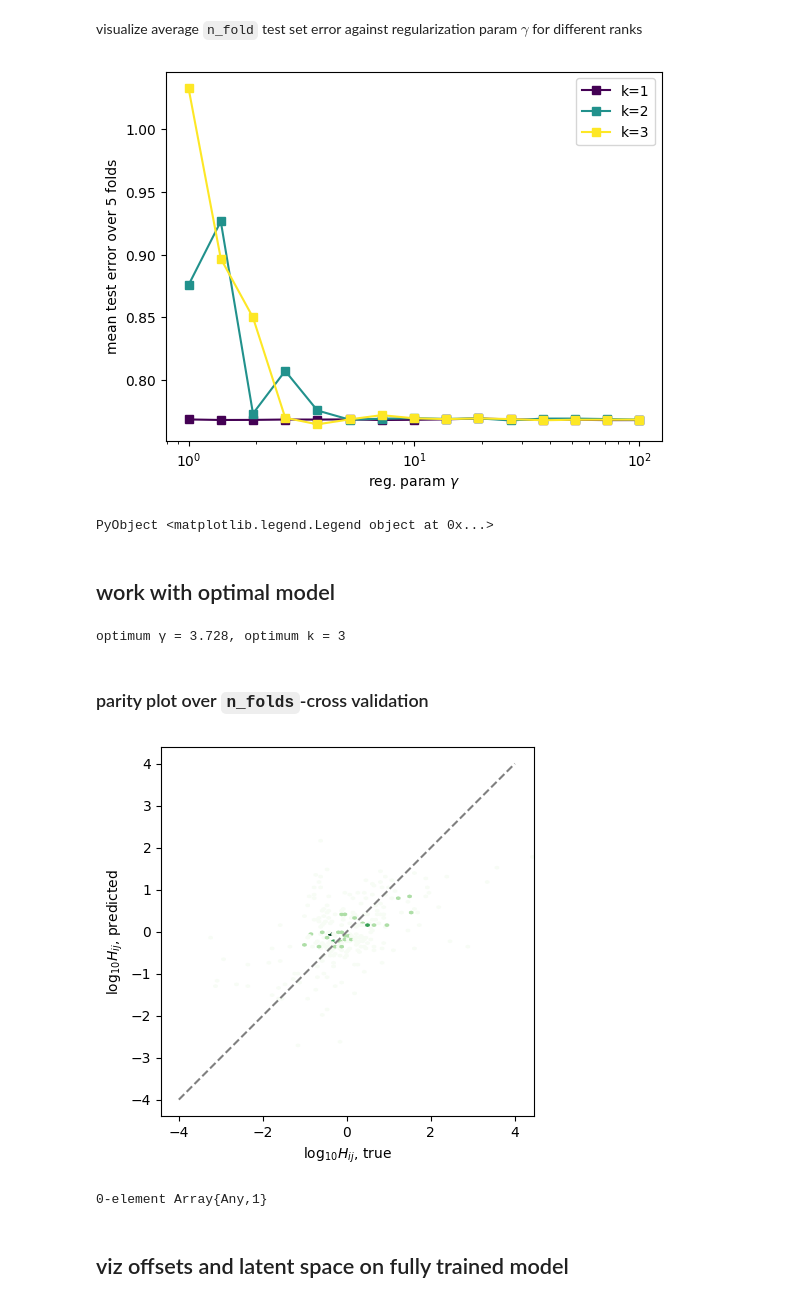
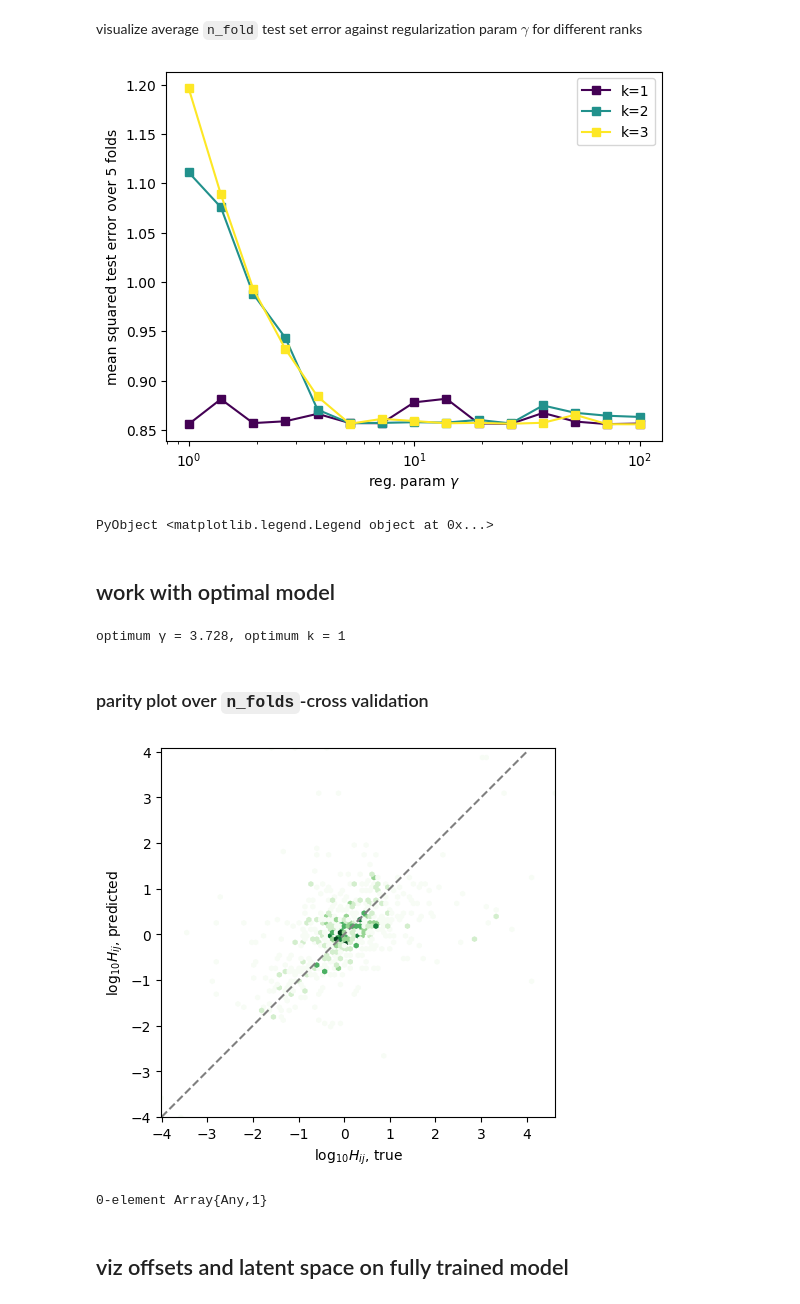
Before and after one commit to SimonEnsemble/material_recommendation_system, a Jupyter notebook: julia_code/mf using lowrankmodels.ipynb, the cells around one changed output. Drawn from its saved outputs; the diff is of its cells as text; code cells hidden in the pictures.

```diff
--- a/julia_code/mf using lowrankmodels.ipynb
+++ b/julia_code/mf using lowrankmodels.ipynb
@@ -51,12 +51,14 @@ sort_rows_cols_acc_to_nb_obs!(H, materials, gases)
 # %% [markdown]
 ## prune matrix by selecting rows/cols with the most observations
 # %%
-nm = 50
-ng = 10
+nm = 100
+ng = 15
 
 H = H[1:nm, 1:ng]
 materials = materials[1:nm]
 gases = gases[1:ng];
+
+sort_rows_cols_acc_to_nb_obs!(H, materials, gases)
 # %% [markdown]
 ## standardize columns, log10-transform
 * take the `log` (base 10) to learn the *order of magnitude* of the Henry coefficients
@@ -201,14 +208,14 @@ visualize average `n_fold` test set error against regularization param $\gamma$
 # %%
 figure()
 xlabel(L"reg. param $\gamma$")
-ylabel("mean test error over $n_folds folds")
+ylabel("mean squared test error over $n_folds folds")
 for k in ks
     plot(γs, mse[k], label="k=$k", marker="s", color=rank_to_color(k))
 end
 xscale("log")
 legend()
 # %% [output]
-[figure, old version]
+[figure, new version]
 PyObject <matplotlib.legend.Legend object at 0x...>
 # %% [markdown]
 ## work with optimal model
@@ -219,7 +226,7 @@ opt_γ = γs[argmin(mse[opt_k])]
 
 @printf("optimum γ = %.3f, optimum k = %d\n", opt_γ, opt_k)
 # %% [output]
-optimum γ = 3.728, optimum k = 3
+optimum γ = 3.728, optimum k = 1
 # %% [markdown]
 ### parity plot over `n_folds`-cross validation
 # %%
@@ -245,7 +252,7 @@ ax.set_aspect("equal")
 plot([-4, 4], [-4, 4], linestyle="--", color="gray")
 plot()
 # %% [output]
-[figure, old version]
+[figure, new version]
 0-element Array{Any,1}
 # %% [markdown]
 ## viz offsets and latent space on fully trained model
```
Also changed, not shown: parts of 6 cells of this notebook.
